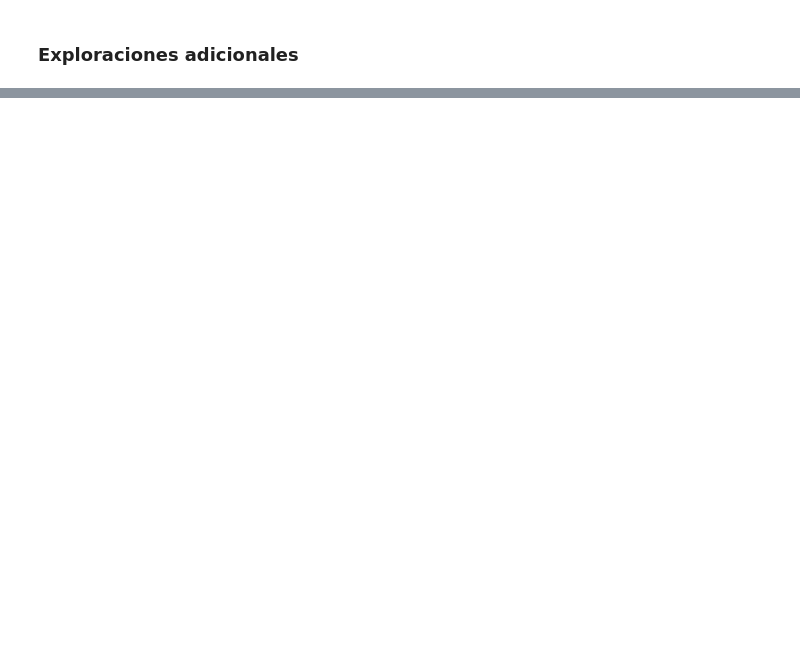
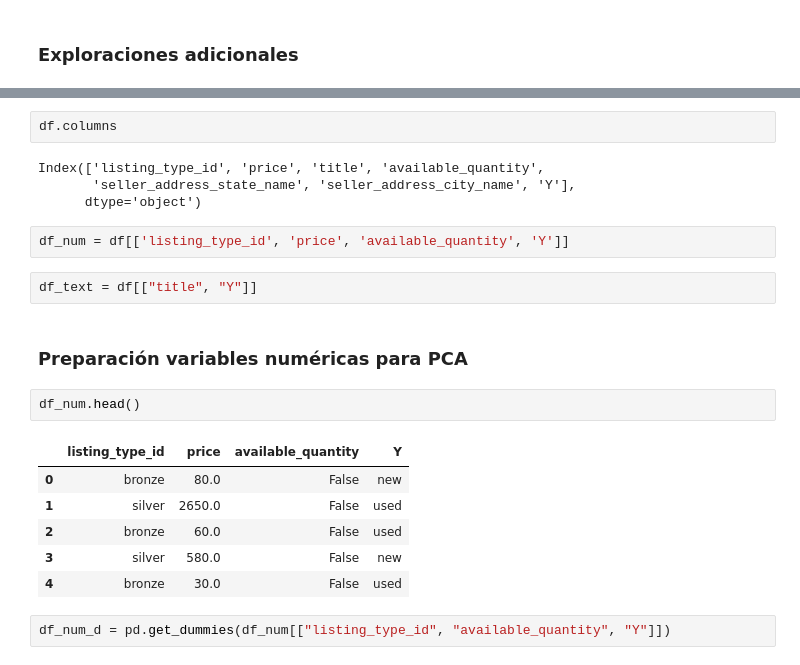
Before and after one commit to Oriojas/test_used_tl_ML, a Jupyter notebook: EDA.ipynb, the cells around one changed output, grey strips where cells are left out. Saved outputs shown, nothing was run; the diff lists cells and outputs as text; blank space fills up the shorter version.

```diff
--- a/EDA.ipynb
+++ b/EDA.ipynb
@@ -522,0 +560,23 @@ plt.show()
+# %%
+df.columns
+# %% [output]
+Index(['listing_type_id', 'price', 'title', 'available_quantity',
+       'seller_address_state_name', 'seller_address_city_name', 'Y'],
+      dtype='object')
+# %%
+df_num = df[['listing_type_id', 'price', 'available_quantity', 'Y']]
+# %%
+df_text = df[["title", "Y"]]
+# %% [markdown]
+### Preparación variables numéricas para PCA
+# %%
+df_num.head()
+# %% [output]
+|  | listing_type_id | price | available_quantity | Y |
+| 0 | bronze | 80.0 | False | new |
+| 1 | silver | 2650.0 | False | used |
+| 2 | bronze | 60.0 | False | used |
+| 3 | silver | 580.0 | False | new |
+| 4 | bronze | 30.0 | False | used |
+# %%
+df_num_d = pd.get_dummies(df_num[["listing_type_id", "available_quantity", "Y"]])
```
Also changed, not shown: parts of 53 cells of this notebook, 4 other files.
